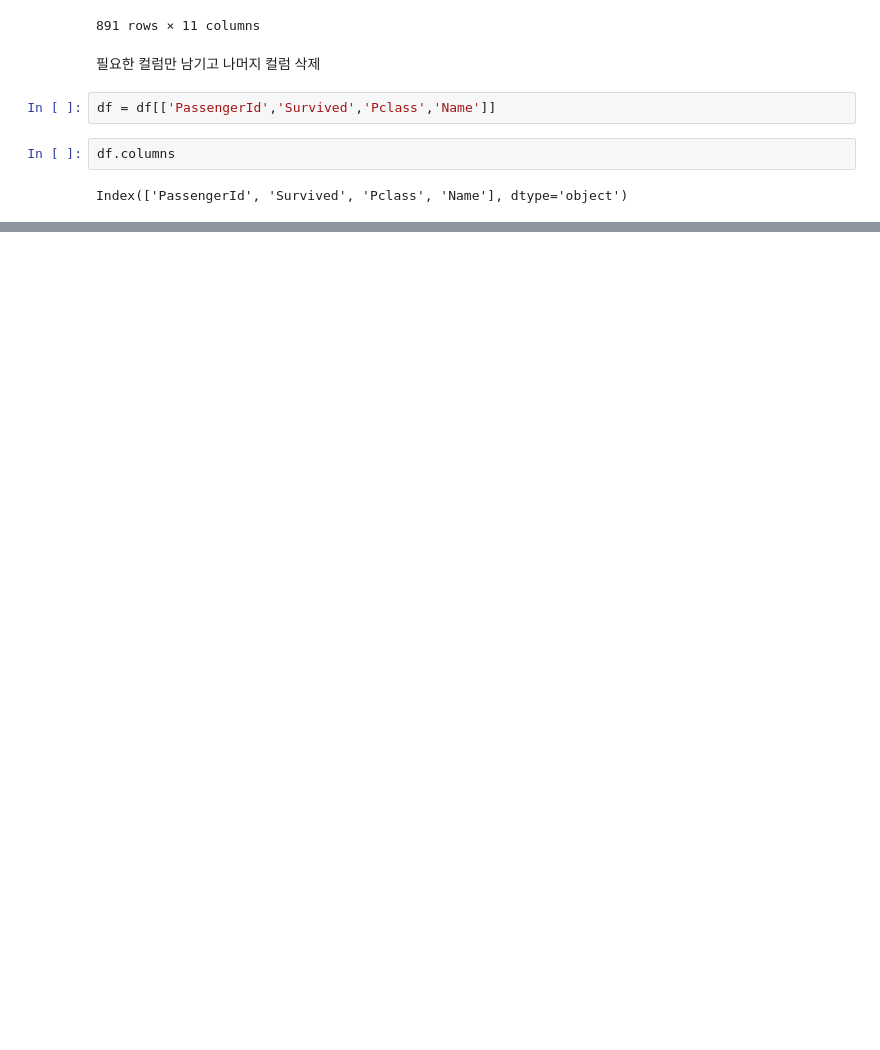
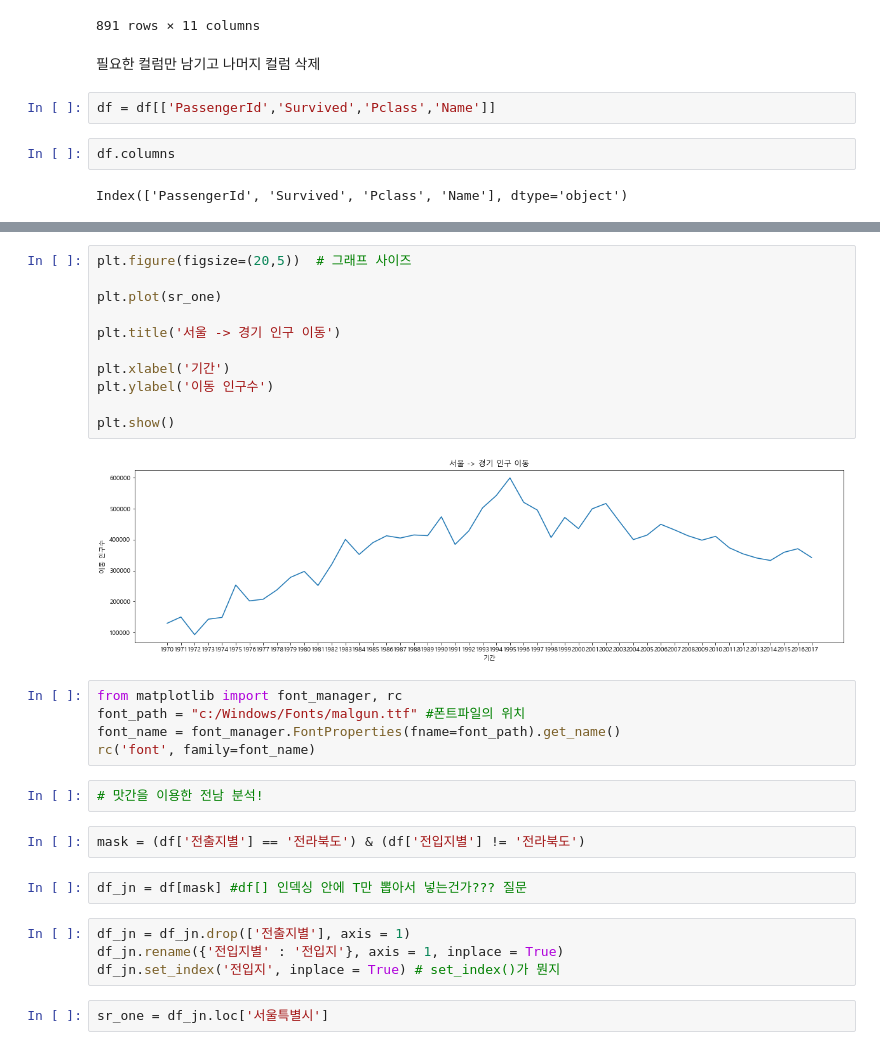
Before and after one commit to Chaheon/data_chung, a Jupyter notebook: 0630.ipynb, the cells around one changed output, grey strips where cells are left out. Drawn from its saved outputs; the diff is of its cells as text; blank space fills up the shorter version.

```diff
--- a/0630.ipynb
+++ b/0630.ipynb
@@ -566,0 +642,30 @@ Index(['PassengerId', 'Survived', 'Pclass', 'Name'], dtype='object')
+# %%
+plt.figure(figsize=(20,5))  # 그래프 사이즈
+
+plt.plot(sr_one)
+
+plt.title('서울 -> 경기 인구 이동')
+
+plt.xlabel('기간')
+plt.ylabel('이동 인구수')
+
+plt.show()
+# %% [output]
+[figure, added]
+# %%
+from matplotlib import font_manager, rc
+font_path = "c:/Windows/Fonts/malgun.ttf" #폰트파일의 위치
+font_name = font_manager.FontProperties(fname=font_path).get_name()
+rc('font', family=font_name)
+# %%
+# 맛간을 이용한 전남 분석!
+# %%
+mask = (df['전출지별'] == '전라북도') & (df['전입지별'] != '전라북도')
+# %%
+df_jn = df[mask] #df[] 인덱싱 안에 T만 뽑아서 넣는건가??? 질문
+# %%
+df_jn = df_jn.drop(['전출지별'], axis = 1)
+df_jn.rename({'전입지별' : '전입지'}, axis = 1, inplace = True)
+df_jn.set_index('전입지', inplace = True) # set_index()가 뭔지
+# %%
+sr_one = df_jn.loc['서울특별시']
```
Also changed, not shown: parts of 17 cells of this notebook, 1 other file.
